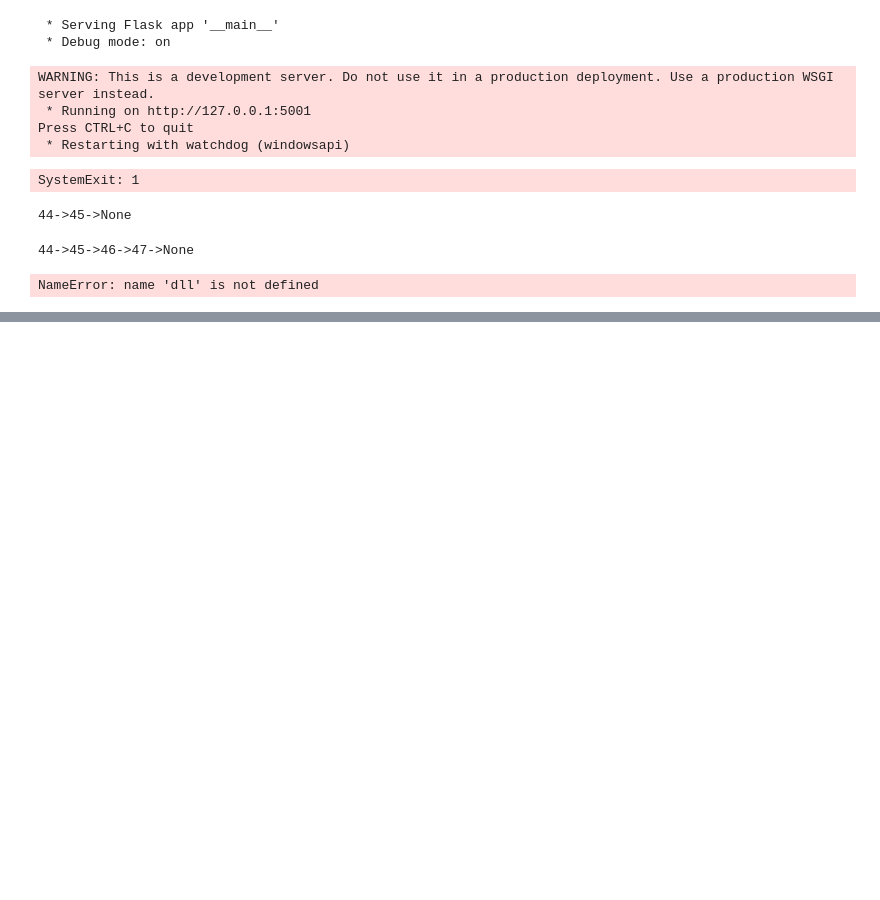
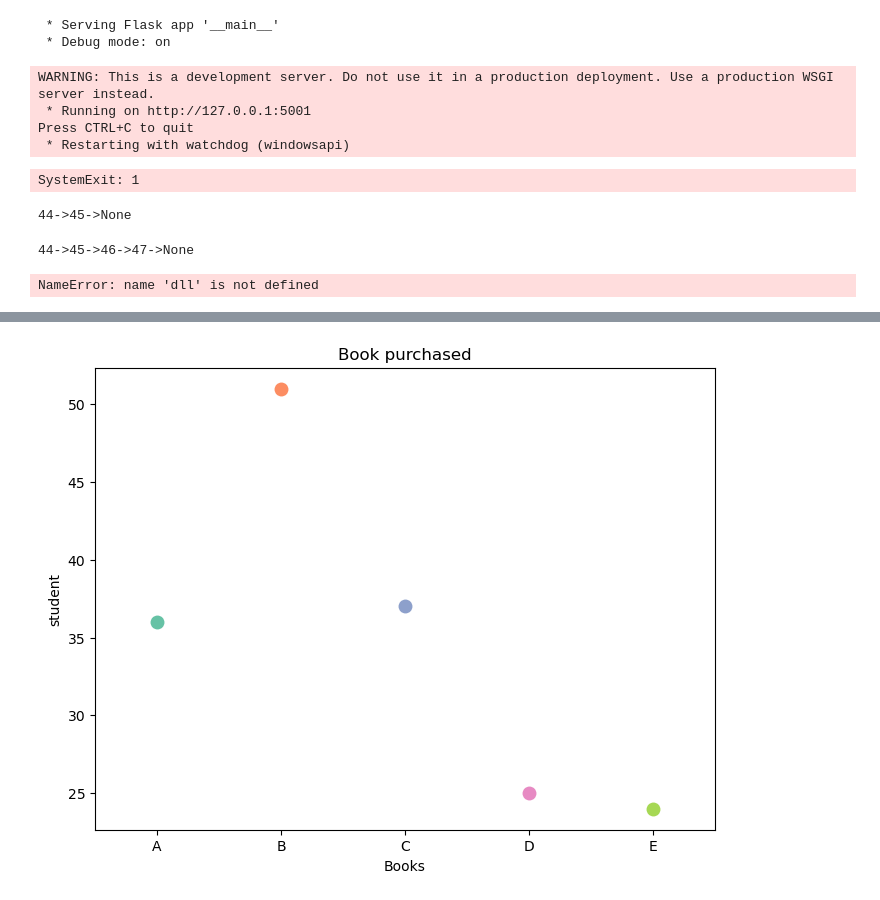
Before and after one commit to Sameershrinath/PythonNotes, a Jupyter notebook: DSA/test.ipynb, the cells around one changed output, grey strips where cells are left out. Drawn from its saved outputs; the diff is of its cells as text; code cells hidden in the pictures; blank space fills up the shorter version.

```diff
--- a/DSA/test.ipynb
+++ b/DSA/test.ipynb
@@ -259,0 +252,22 @@ NameError: name 'dll' is not defined
+# %%
+import numpy as np
+import seaborn as sns
+import matplotlib.pyplot as plt
+import pandas as pd
+
+
+
+data={
+    "value":np.random.randint(10,60,size=5),
+    "category":["A","B","C","D","E"]
+}
+df=pd.DataFrame(data)
+plt.figure(figsize=(8,6))
+
+sns.stripplot(x="category",y="value",data=df,size=10,palette="Set2",jitter=True)
+plt.xlabel("Books")
+plt.ylabel("student")
+plt.title("Book purchased")
+plt.show()
+# %% [output]
+[figure, added]
```
Also changed, not shown: parts of 2 cells of this notebook.
